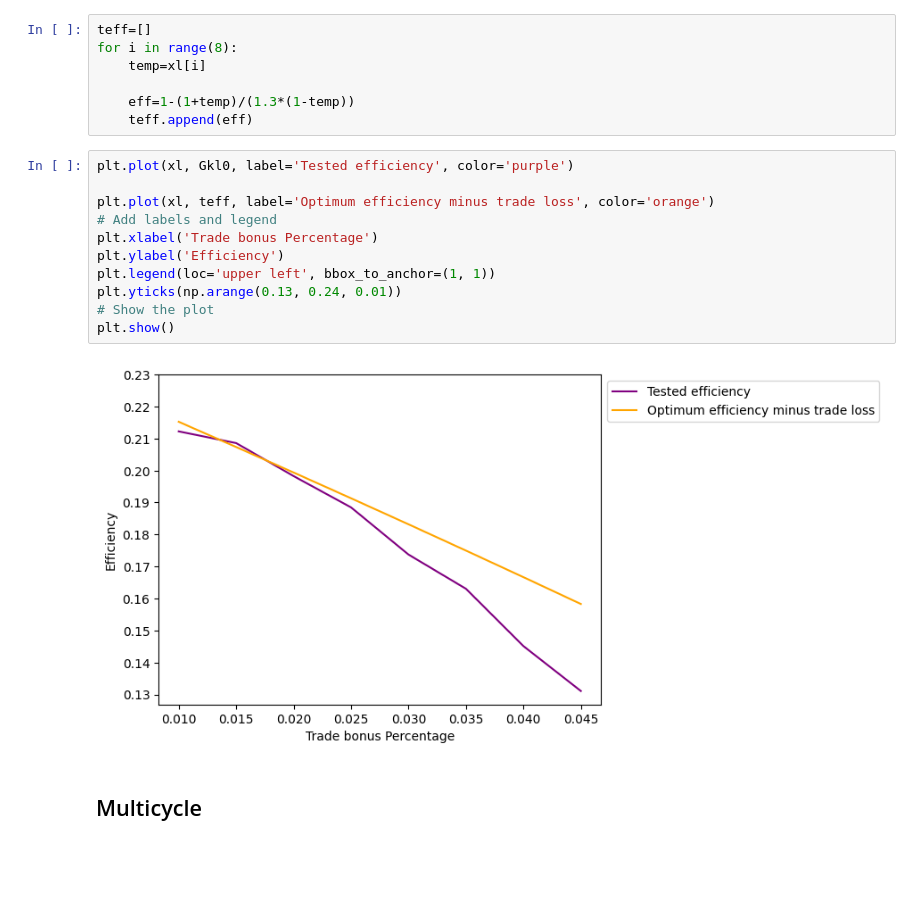
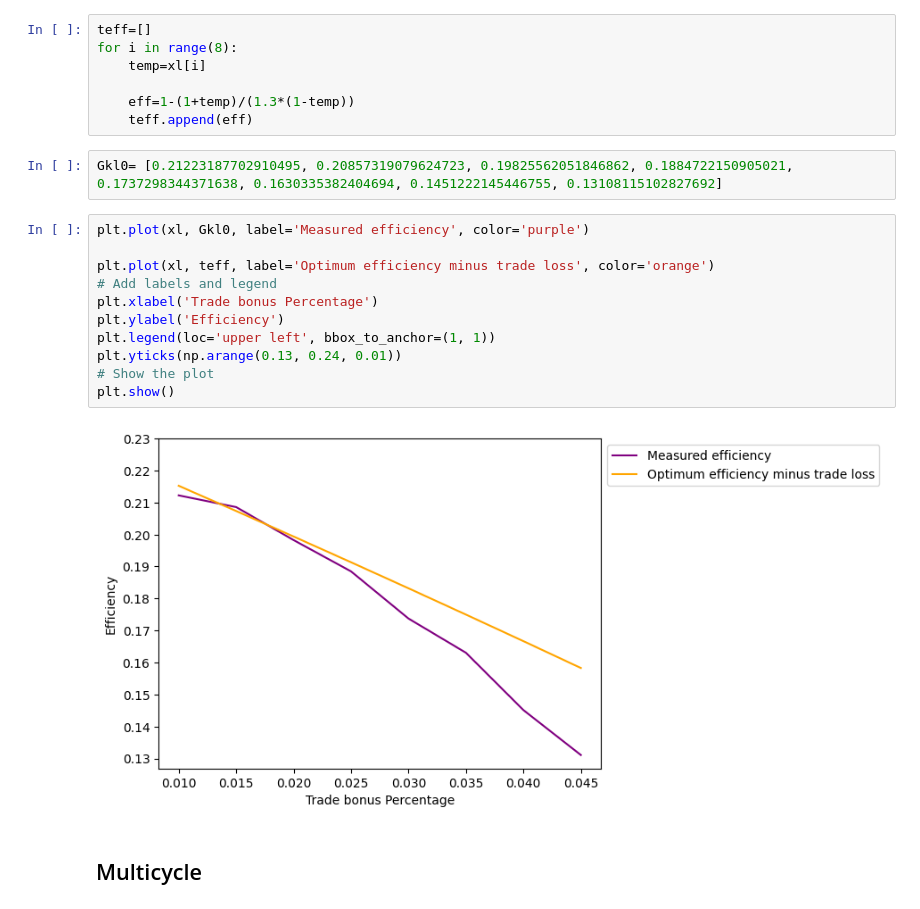
Before and after one commit to YihangLuo99/Thermoeconomics, a Jupyter notebook: Draft4.ipynb, the cells around one changed output. Cells and saved outputs as stored; diff of their text form; blank space fills up the shorter version.

```diff
--- a/Draft4.ipynb
+++ b/Draft4.ipynb
@@ -471,19 +471,21 @@ for i in range(8):
 
     eff=1-(1+temp)/(1.3*(1-temp))
     teff.append(eff)
+# %%
+Gkl0= [0.21223187702910495, 0.20857319079624723, 0.19825562051846862, 0.1884722150905021, 0.1737298344371638, 0.1630335382404694, 0.1451222145446755, 0.13108115102827692]
 # %%
-plt.plot(xl, Gkl0, label='Tested efficiency', color='purple')
+plt.plot(xl, Gkl0, label='Measured efficiency', color='purple')
 
 plt.plot(xl, teff, label='Optimum efficiency minus trade loss', color='orange')
 # Add labels and legend
 plt.xlabel('Trade bonus Percentage')
 plt.ylabel('Efficiency')
 plt.legend(loc='upper left', bbox_to_anchor=(1, 1))
 plt.yticks(np.arange(0.13, 0.24, 0.01))
 # Show the plot
 plt.show()
 # %% [output]
-[figure, old version]
+[figure, new version]
 # %% [markdown]
 ## Multicycle
 # %%
```
Also changed, not shown: 2 other files.
